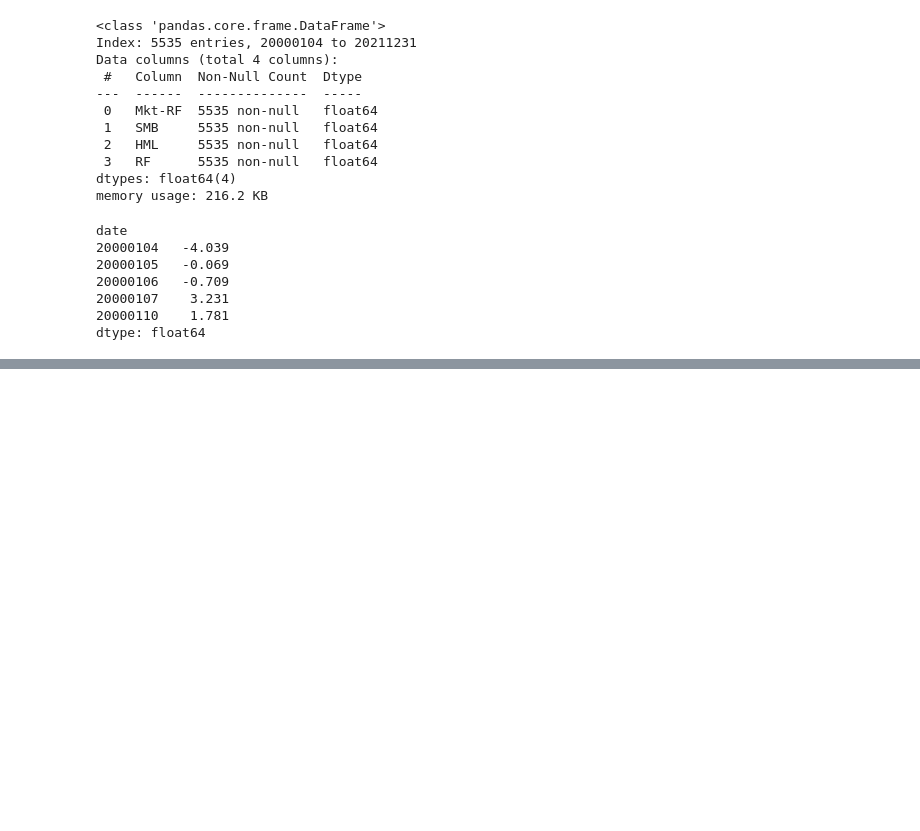
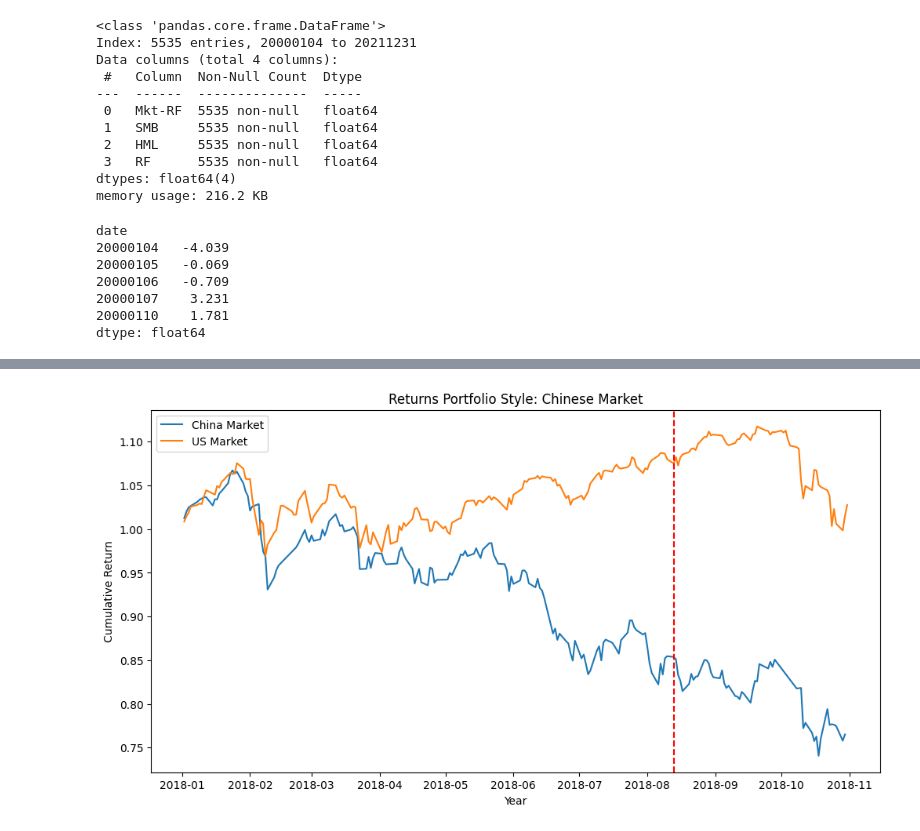
Before and after one commit to MaRodriguezB777/bem_109_intro_to_china_through_finance, a Jupyter notebook: stock_return_plots.ipynb, the cells around one changed output, grey strips where cells are left out. Cells and saved outputs as stored; diff of their text form; code cells hidden in the pictures; blank space fills up the shorter version.

```diff
--- a/stock_return_plots.ipynb
+++ b/stock_return_plots.ipynb
@@ -219,10 +219,10 @@ def get_return_z_score(ret_series, val_date):
         raise ValueError("Not enough historical data (less than 7 days before val_date).")
 
     # Get the last 7 returns before val_date
-    last_7_returns = np.abs(daily_returns.iloc[val_idx-7:val_idx - 1])
+    last_7_returns = np.abs(daily_returns.iloc[val_idx-7:val_idx])
 
     # Current day's return
-    current_return = np.abs(daily_returns.iloc[val_idx])
+    current_return = np.mean(np.abs(daily_returns.iloc[val_idx]))
 
     # Compute mean and std of last 7 returns
     mean_7 = last_7_returns.mean()
@@ -270,0 +263,4 @@ For the event on: 2013-10-03, Z-Score: 0.46351419781454684 and p-value: 0.642995
+# %%
+plotting("20180101", "20181031", ['20180813'])
+# %% [output]
+[figure, added]
```
Also changed, not shown: parts of 2 cells of this notebook, 3 other files.
